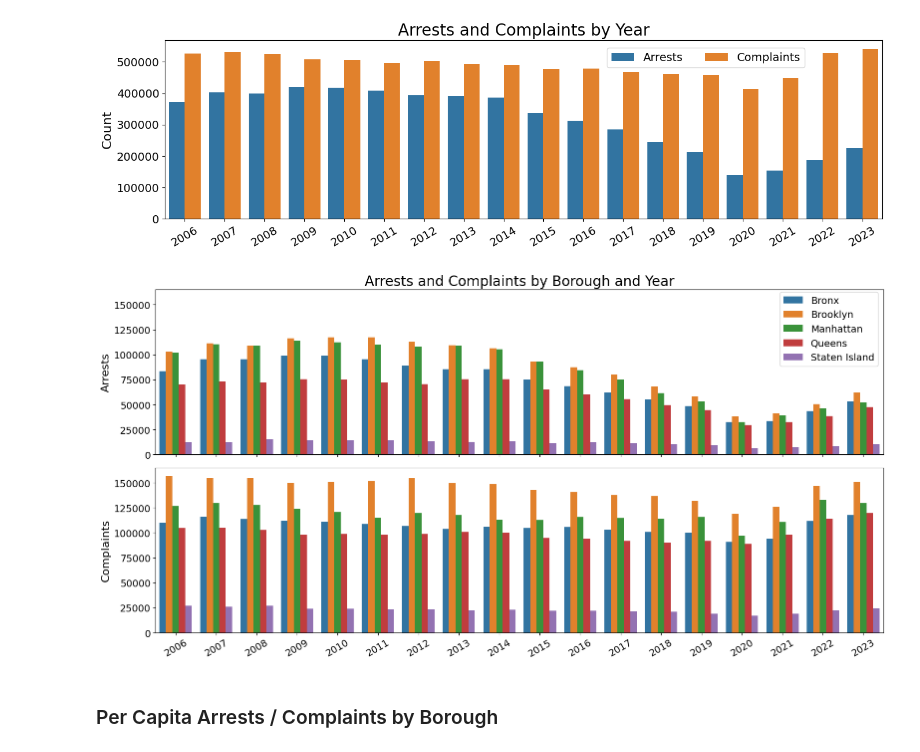
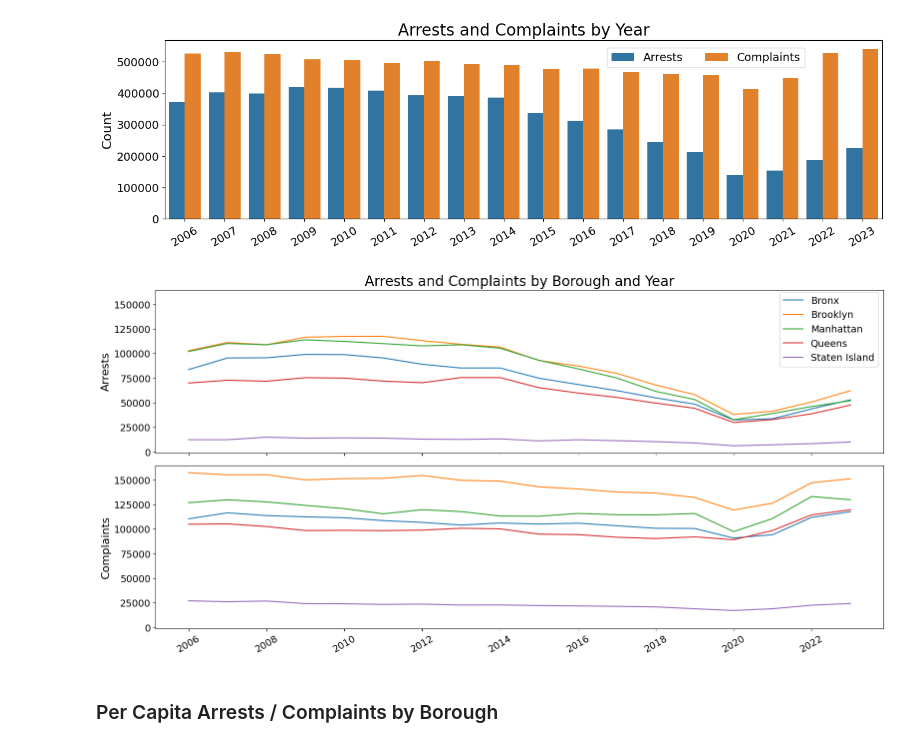
Before and after one commit to JoshuaGottlieb/NY-Crime-Data-SQL, a Jupyter notebook: src/SQL-Queries-and-Visualizations.ipynb, the cells around one changed output. Cells and saved outputs as stored; diff of their text form; code cells hidden in the pictures.

Commit message:
Changed some boxplots to line plots.

```diff
--- a/src/SQL-Queries-and-Visualizations.ipynb
+++ b/src/SQL-Queries-and-Visualizations.ipynb
@@ -191,19 +192,23 @@ plot_data(func = sns.barplot, data = year_agg_data, groupby_cols = ['year'],
 # %%
 # Plotting and saving arrests and complaints by borough and year
 func_params = [{'x': 'year', 'y': 'arrests', 'hue': 'borough', 'palette': 'tab10'},
                {'x': 'year', 'y': 'complaints', 'hue': 'borough', 'palette': 'tab10'}]
 text_params = [{'title': 'Arrests and Complaints by Borough and Year', 'xlabel': '', 'ylabel': 'Arrests'},
                {'title': '', 'xlabel': '', 'ylabel': 'Complaints', 'rotation': 30}]
 legend_params = {'title': None, 'labels': ['Bronx', 'Brooklyn', 'Manhattan', 'Queens', 'Staten Island'],
                  'fontsize': 14, 'bbox_to_anchor': (0.99, 0.95)}
-plot_params = {'agg_type': 'groupby', 'fig_width': 16, 'fig_height': 4, 'annotate': False,
-               'save': True, 'save_path': '../visualizations/arrests_complaints_borough_year.png'}
+plot_params = {'agg_type': 'groupby', 'fig_width': 16, 'fig_height': 4, 'annotate': False, 'save': False}
 
-plot_data(func = sns.barplot, data = borough_year_agg_data, groupby_cols = ['year', 'borough'],
-          target_cols = ['arrests', 'complaints'], func_params = func_params,
-          text_params = text_params, legend_params = legend_params, **plot_params);
+fig, ax = plot_data(func = sns.lineplot, data = borough_year_agg_data, groupby_cols = ['year', 'borough'],
+                    target_cols = ['arrests', 'complaints'], func_params = func_params,
+                    text_params = text_params, legend_params = legend_params, **plot_params);
+
+# Force x-labels to integers for whole years
+ax[1].xaxis.set_major_locator(MaxNLocator(integer = True));
+
+plt.savefig('../visualizations/arrests_complaints_borough_year.png', bbox_inches = 'tight');
 # %% [output]
-[figure, old version]
+[figure, new version]
 # %% [markdown]
 ### Per Capita Arrests / Complaints by Borough
 # %%
```
Also changed, not shown: parts of 2 cells of this notebook, 2 other files.
